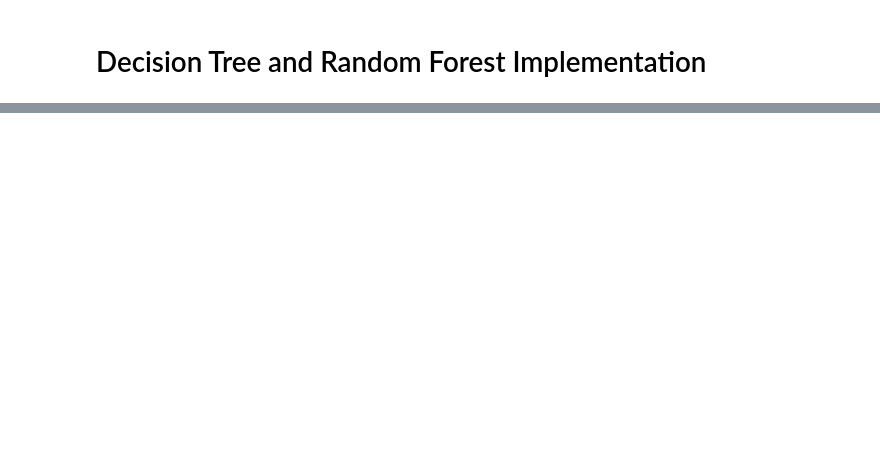
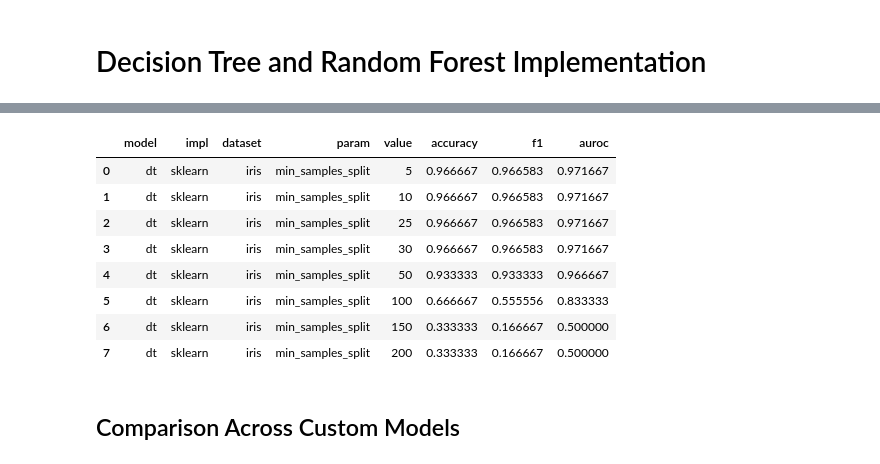
Before and after one commit to suhashines/ML-labworks, a Jupyter notebook: offline-2/codes/2005037.ipynb, the cells around one changed output, grey strips where cells are left out. Saved outputs shown, nothing was run; the diff lists cells and outputs as text; code cells hidden in the pictures; blank space fills up the shorter version.

```diff
--- a/offline-2/codes/2005037.ipynb
+++ b/offline-2/codes/2005037.ipynb
@@ -54,0 +68,12 @@ compare_all_models("iris")
+# %%
+hyperparameter_sweep(model_name="dt",dataset="iris",impl="sklearn",param_name="min_samples_split",param_values=[5,10,25,30,50,100,150,200])
+# %% [output]
+|  | model | impl | dataset | param | value | accuracy | f1 | auroc |
+| 0 | dt | sklearn | iris | min_samples_split | 5 | 0.966667 | 0.966583 | 0.971667 |
+| 1 | dt | sklearn | iris | min_samples_split | 10 | 0.966667 | 0.966583 | 0.971667 |
+| 2 | dt | sklearn | iris | min_samples_split | 25 | 0.966667 | 0.966583 | 0.971667 |
+| 3 | dt | sklearn | iris | min_samples_split | 30 | 0.966667 | 0.966583 | 0.971667 |
+| 4 | dt | sklearn | iris | min_samples_split | 50 | 0.933333 | 0.933333 | 0.966667 |
+| 5 | dt | sklearn | iris | min_samples_split | 100 | 0.666667 | 0.555556 | 0.833333 |
+| 6 | dt | sklearn | iris | min_samples_split | 150 | 0.333333 | 0.166667 | 0.500000 |
+| 7 | dt | sklearn | iris | min_samples_split | 200 | 0.333333 | 0.166667 | 0.500000 |
@@ -54,0 +83,2 @@ compare_all_models("iris")
+# %% [markdown]
+## Comparison Across Custom Models
```
Also changed, not shown: parts of 15 cells of this notebook, 17 other files.
